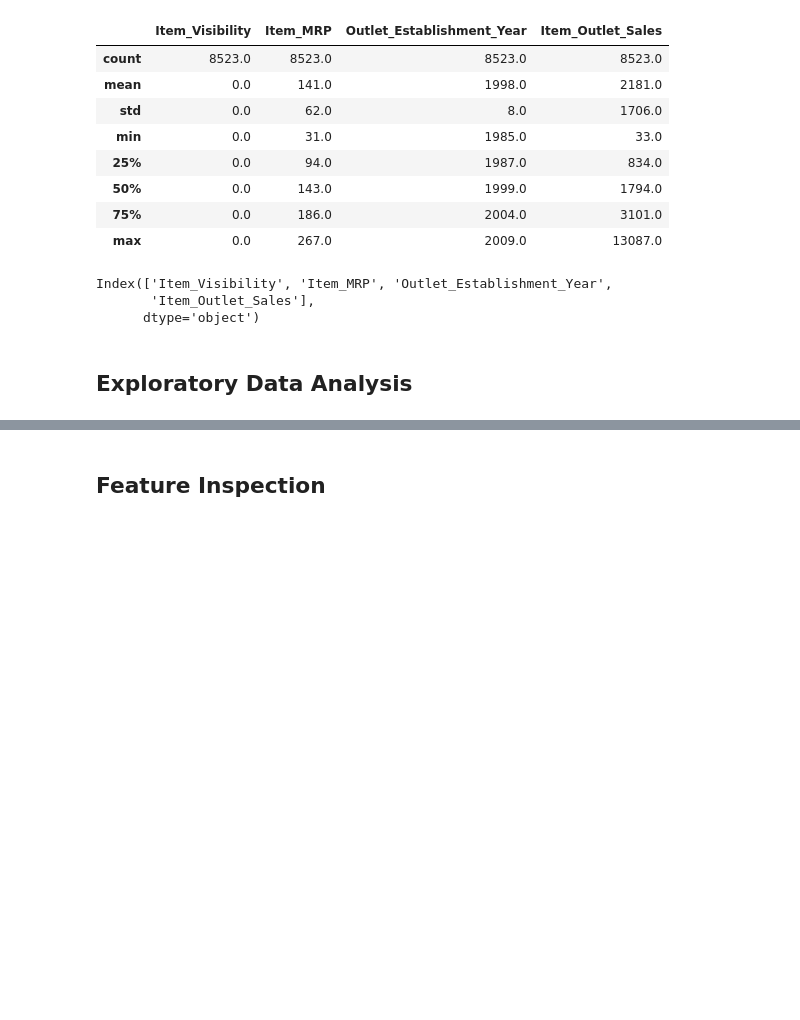
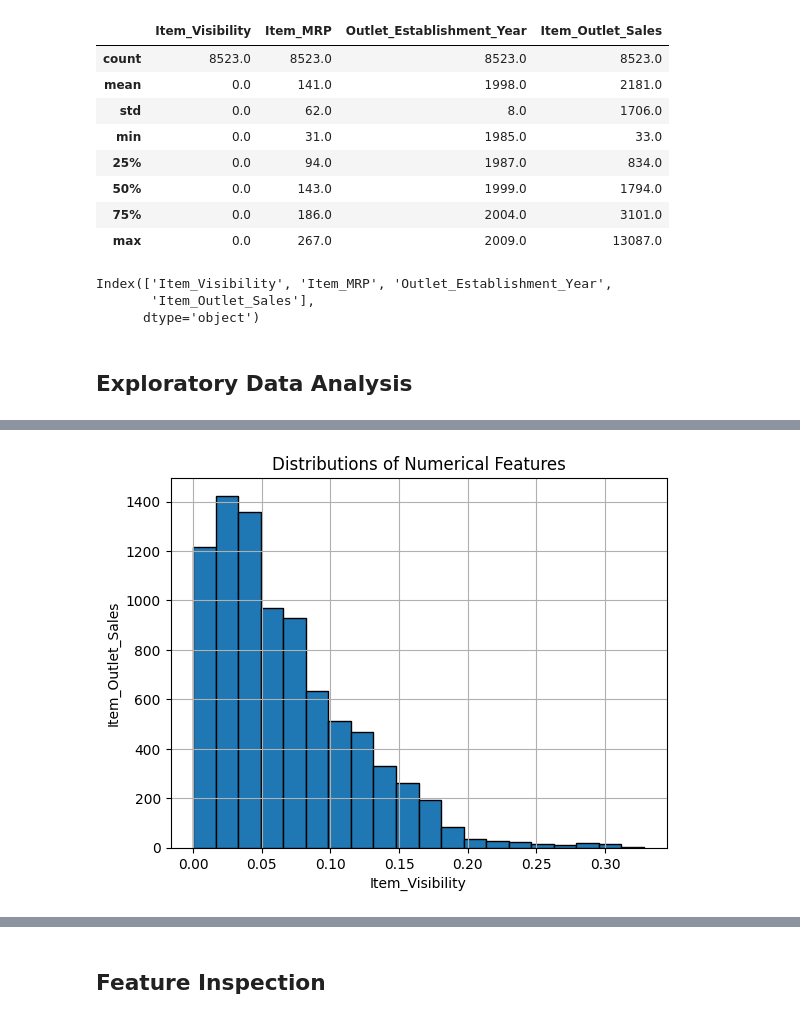
Before and after one commit to VALDE021/Prediction-of-Product-Sales, a Jupyter notebook: Eric_N_Valdez's_Prediction_of_Product_Sales.ipynb, the cells around one changed output, grey strips where cells are left out. Cells and saved outputs as stored; diff of their text form; code cells hidden in the pictures; blank space fills up the shorter version.

```diff
--- a/Eric_N_Valdez's_Prediction_of_Product_Sales.ipynb
+++ b/Eric_N_Valdez's_Prediction_of_Product_Sales.ipynb
@@ -376,0 +413,8 @@ Index(['Item_Visibility', 'Item_MRP', 'Outlet_Establishment_Year',
+# %%
+# Creating a histogram
+ax = df_sales['Item_Visibility'].hist(bins = 20, edgecolor = 'black')
+ax.set_title('Distributions of Numerical Features')
+ax.set_xlabel('Item_Visibility')
+ax.set_ylabel('Item_Outlet_Sales');
+# %% [output]
+[figure, added]
```
Also changed, not shown: parts of 19 cells of this notebook.
